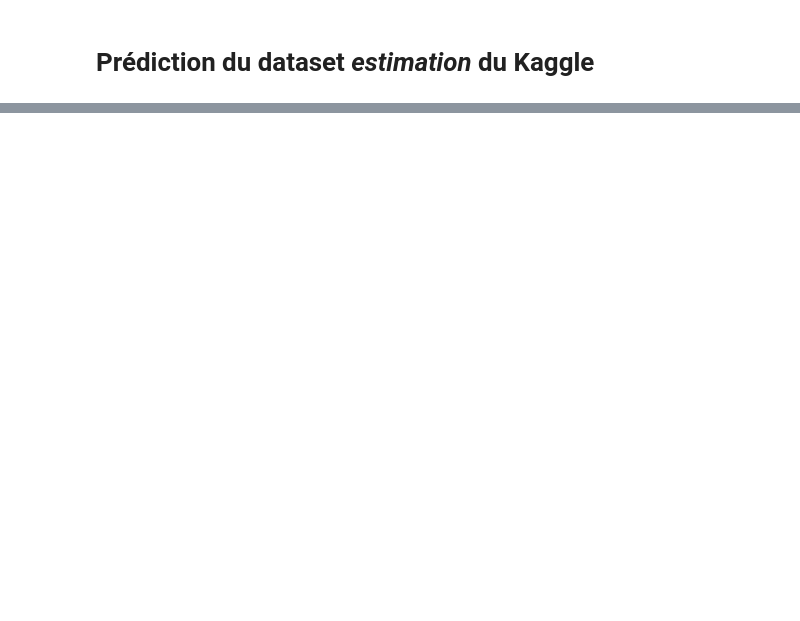
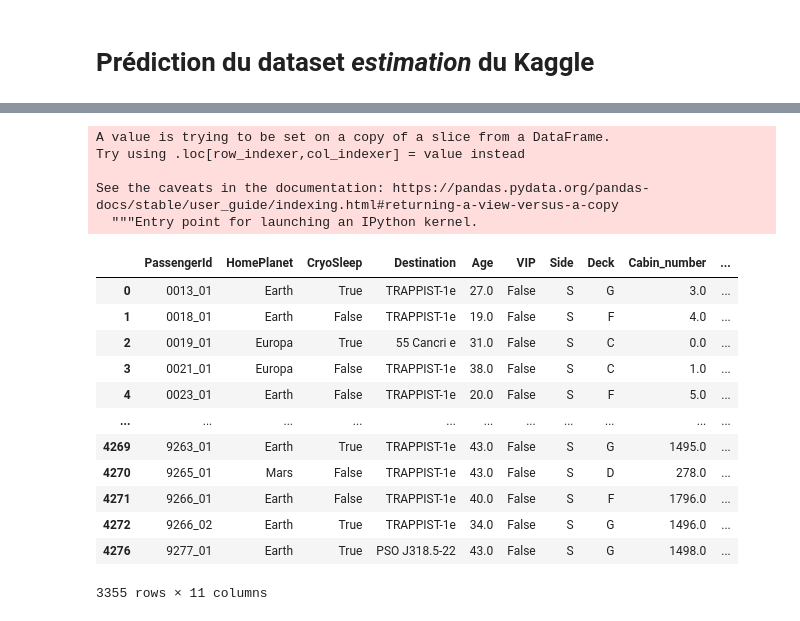
Before and after one commit to AurelienCD/Formation_OCR_Ing_Machine_Learning, a Jupyter notebook: P8_01_notebook.ipynb, the cells around one changed output, grey strips where cells are left out. Cells and saved outputs as stored; diff of their text form; code cells hidden in the pictures; blank space fills up the shorter version.

```diff
--- a/P8_01_notebook.ipynb
+++ b/P8_01_notebook.ipynb
@@ -807,0 +952,32 @@ df_maintenance.to_csv('data_projet4_data_maintenance.csv', sep='\t', index=True)
+# %%
+df_features_Quant = StandardScaler().fit_transform(df_test_mod[features_Quant])
+df_features_Quant_norm = pad.DataFrame(columns = df_test_mod[features_Quant].columns, data = df_features_Quant).set_index(df_test_mod.index)
+# %%
+df_test_norm = pad.merge(df_features_Quant_norm, pad.DataFrame(columns = oneHotEncoder_fit.get_feature_names().tolist(), data = oneHotEncoder_fit.fit_transform(df_test_mod[features_Qual])).set_index(df_test_mod.index), left_index = True, right_index = True)
+# %%
+#Chargement du modèle optimisé
+model_class_KN = load('KNeighborsClassifier_model.joblib')
+# %%
+df_test_mod["Prediction_Transported"] = model_class_KN.predict(df_test_norm)
+# %% [output]
+A value is trying to be set on a copy of a slice from a DataFrame.
+Try using .loc[row_indexer,col_indexer] = value instead
+
+See the caveats in the documentation: https://pandas.pydata.org/pandas-docs/stable/user_guide/indexing.html#returning-a-view-versus-a-copy
+  """Entry point for launching an IPython kernel.
+# %%
+df_test_mod
+# %% [output]
+|  | PassengerId | HomePlanet | CryoSleep | Destination | Age | VIP | Side | Deck | Cabin_number | ... |
+| 0 | 0013_01 | Earth | True | TRAPPIST-1e | 27.0 | False | S | G | 3.0 | ... |
+| 1 | 0018_01 | Earth | False | TRAPPIST-1e | 19.0 | False | S | F | 4.0 | ... |
+| 2 | 0019_01 | Europa | True | 55 Cancri e | 31.0 | False | S | C | 0.0 | ... |
+| 3 | 0021_01 | Europa | False | TRAPPIST-1e | 38.0 | False | S | C | 1.0 | ... |
+| 4 | 0023_01 | Earth | False | TRAPPIST-1e | 20.0 | False | S | F | 5.0 | ... |
+| ... | ... | ... | ... | ... | ... | ... | ... | ... | ... | ... |
+| 4269 | 9263_01 | Earth | True | TRAPPIST-1e | 43.0 | False | S | G | 1495.0 | ... |
+| 4270 | 9265_01 | Mars | False | TRAPPIST-1e | 43.0 | False | S | D | 278.0 | ... |
+| 4271 | 9266_01 | Earth | False | TRAPPIST-1e | 40.0 | False | S | F | 1796.0 | ... |
+| 4272 | 9266_02 | Earth | True | TRAPPIST-1e | 34.0 | False | S | G | 1496.0 | ... |
+| 4276 | 9277_01 | Earth | True | PSO J318.5-22 | 43.0 | False | S | G | 1498.0 | ... |
+3355 rows × 11 columns
```
Also changed, not shown: parts of 34 cells of this notebook.
